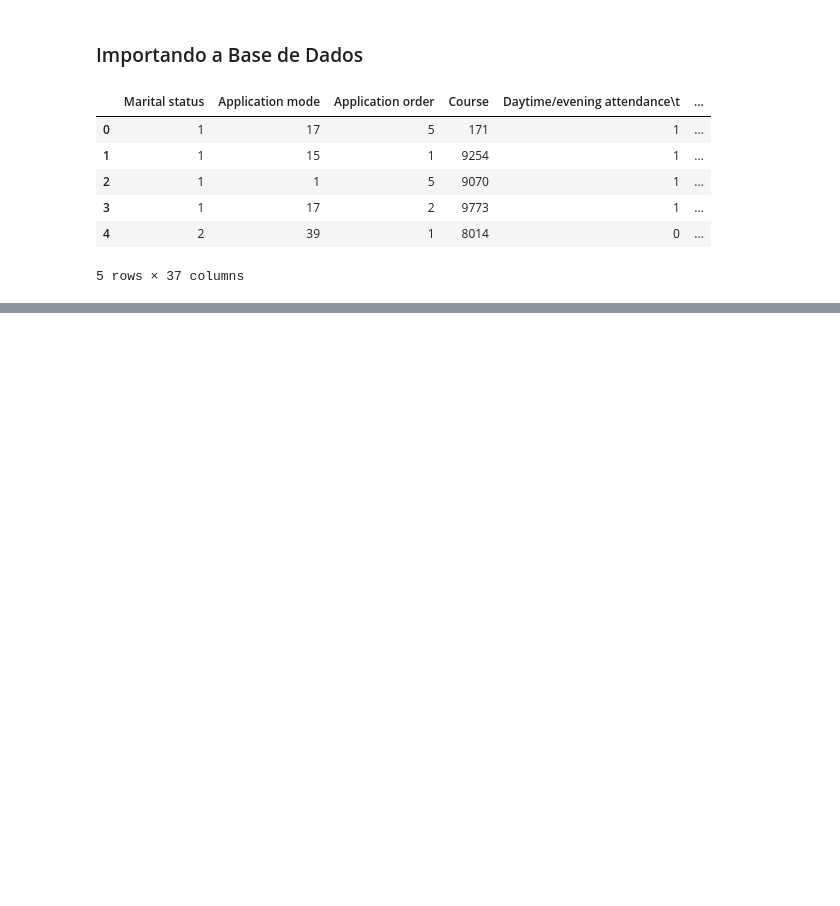
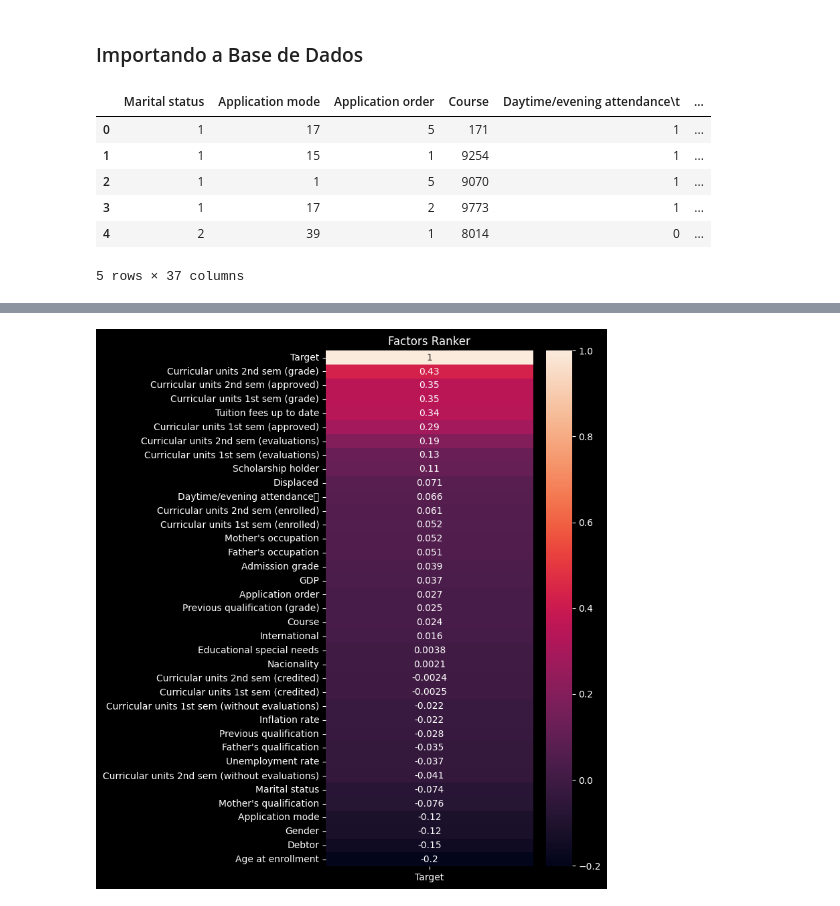
Before and after one commit to Joao-Inacio/Labs, a Jupyter notebook: Evasao_Escolar/1.0/eves.ipynb, the cells around one changed output, grey strips where cells are left out. Cells and saved outputs as stored; diff of their text form; code cells hidden in the pictures; blank space fills up the shorter version.

```diff
--- a/Evasao_Escolar/1.0/eves.ipynb
+++ b/Evasao_Escolar/1.0/eves.ipynb
@@ -32,0 +129,5 @@ df.head()
+# %%
+# Transformando a coluna Target em valores numéricos
+catg, rotulos = pd.factorize(df['Target'])
+df['Target'] = catg
+df['Target'].unique()
@@ -32,0 +152,8 @@ df.head()
+# %%
+# Visualizando a correlação de target com as outras colunas
+plt.figure(figsize = (5,10))
+sns.heatmap(df.corr()[['Target']].sort_values(by='Target', ascending=False), annot = True)
+plt.title('Factors Ranker')
+plt.show()
+# %% [output]
+[figure, added]
```
Also changed, not shown: parts of 11 cells of this notebook.
